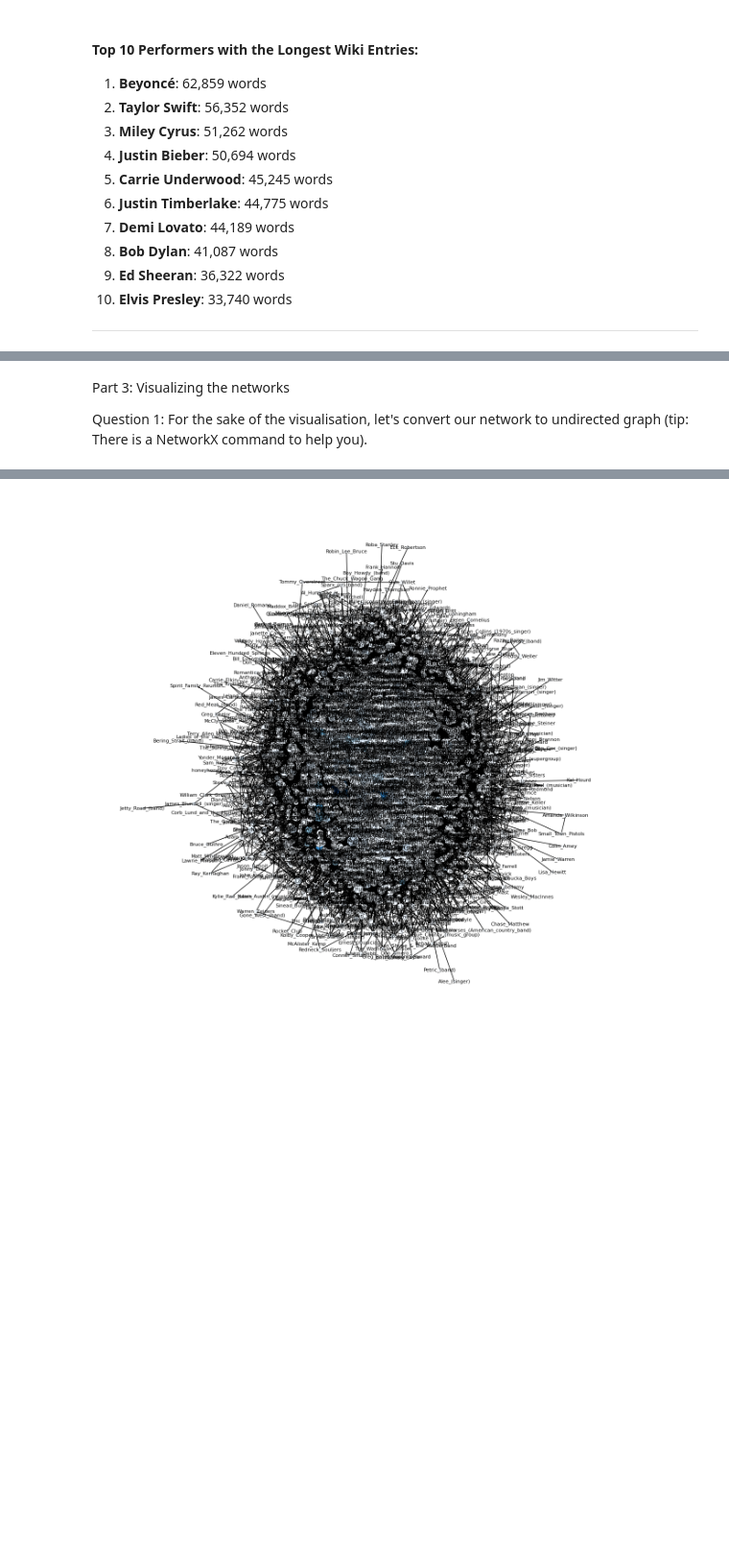
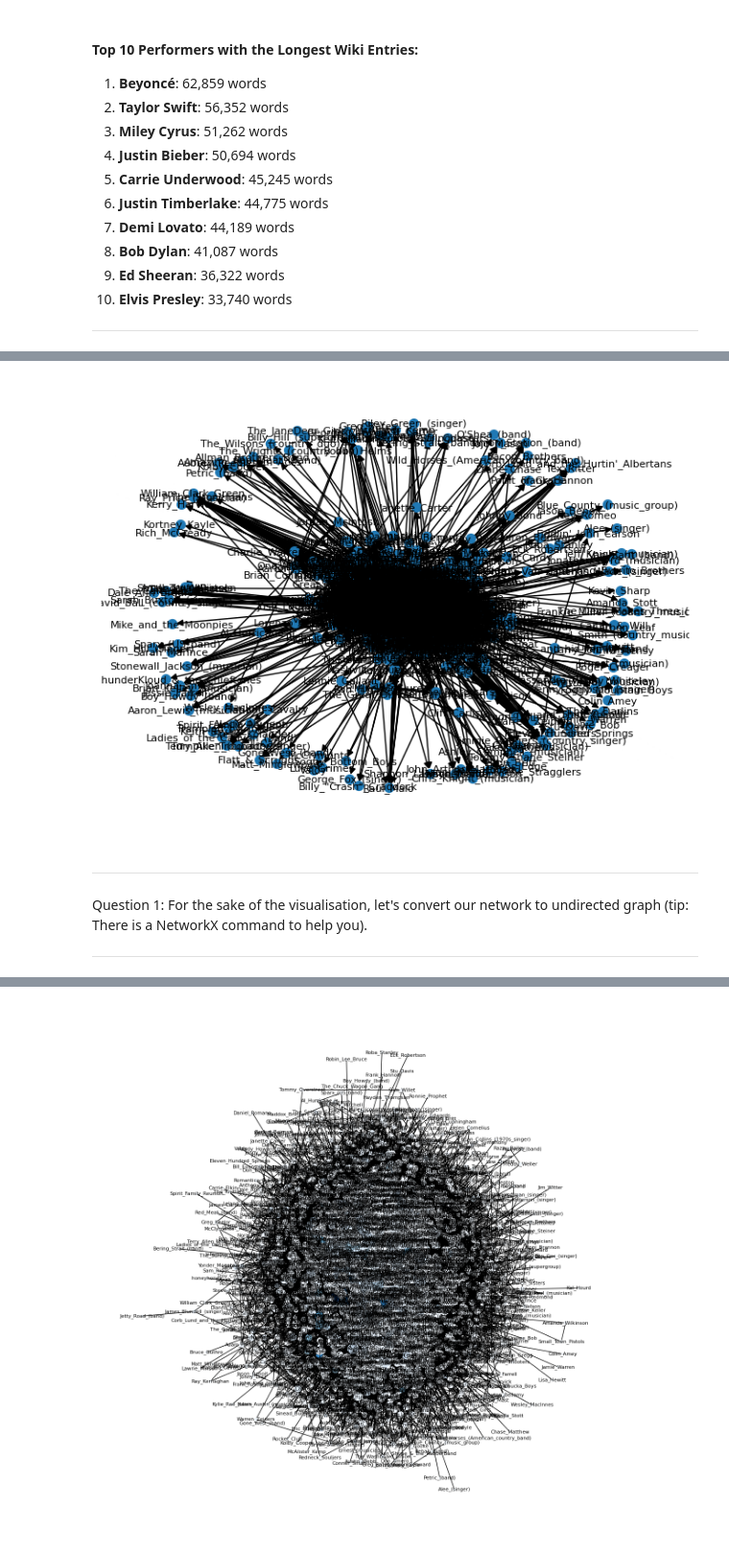
Before and after one commit to ThomasSchiolerH/Social-Graphs-And-Interactions, a Jupyter notebook: Assignment 1/assignment1.ipynb, the cells around one changed output, grey strips where cells are left out. Shown at 96% size. Drawn from its saved outputs; the diff is of its cells as text; code cells hidden in the pictures; blank space fills up the shorter version.

```diff
--- a/Assignment 1/assignment1.ipynb
+++ b/Assignment 1/assignment1.ipynb
@@ -730,7 +738,14 @@ Elvis_Presley: 33740 words
+# %%
+nx.draw(G_largest, with_labels=True, node_size=50, font_size=8)
+plt.show()
+# %% [output]
+[figure, added]
 # %% [markdown]
-Part 3: Visualizing the networks
+---
 
 Question 1: For the sake of the visualisation, let's convert our network to undirected graph (tip: There is a NetworkX command to help you).
+
+---
 # %%
 import networkx as nx
 import matplotlib.pyplot as plt
```
Also changed, not shown: parts of 6 cells of this notebook.
